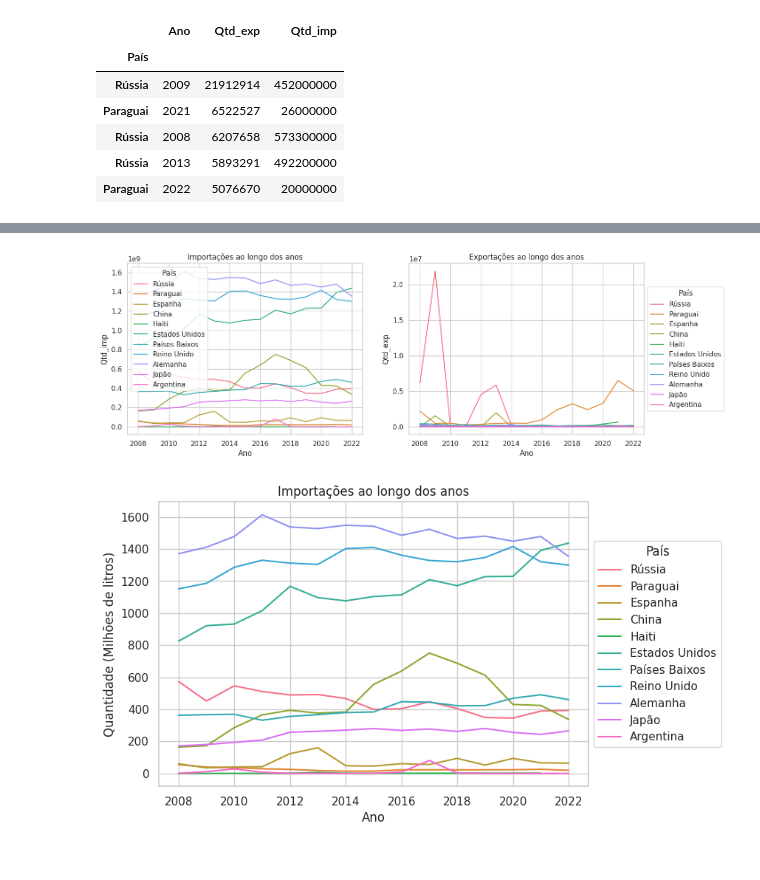
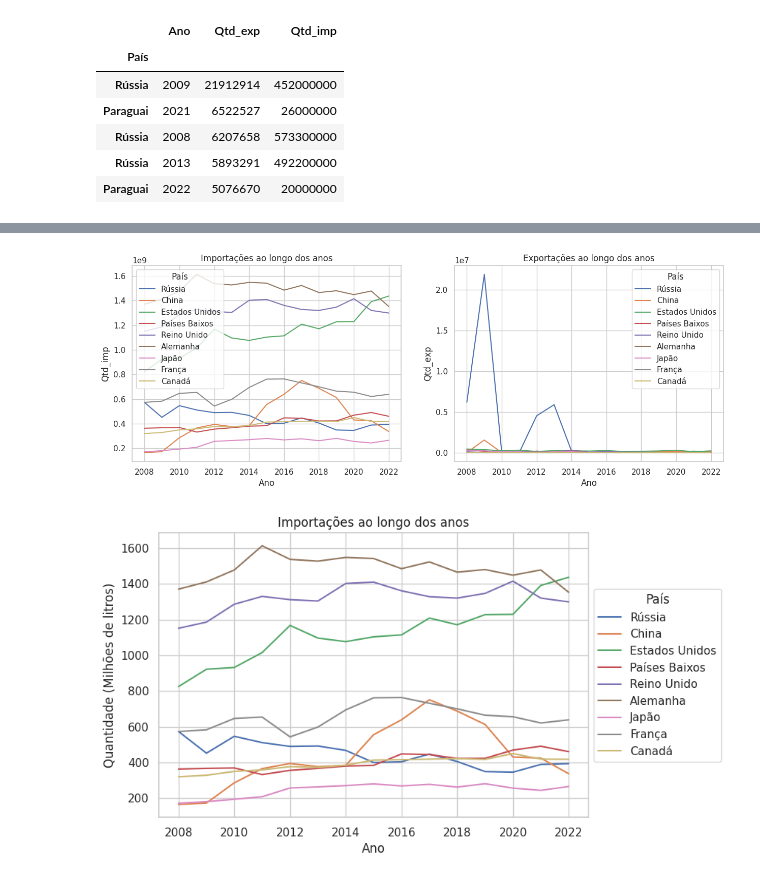
Before and after one commit to VivianeCorreia/Tech-Challenge, a Jupyter notebook: 2_challenge.ipynb, the cells around one changed output, grey strips where cells are left out. Drawn from its saved outputs; the diff is of its cells as text; code cells hidden in the pictures.

```diff
--- a/2_challenge.ipynb
+++ b/2_challenge.ipynb
@@ -1126,0 +1083,4 @@ exp_imp_rel
+# %%
+paises_importacao_trad = [dicionario_traducao.get(pais, pais) for pais in paises_importacao]
+exp_imp_rel = exp_imp[exp_imp.index.isin(paises_importacao_trad)]
+exp_imp_rel
@@ -1127,33 +1102,32 @@ exp_imp_rel
 # %%
 
 
 # Suponha que você já tenha o DataFrame chamado "exp_imp_rel" com os dados.
 
 # Crie uma figura com dois eixos para os gráficos
 fig, axes = plt.subplots(1, 2, figsize=(15, 5))
 
 # Gráfico 1: Qtd_imp ao longo dos anos
 sns.lineplot(data=exp_imp_rel, x='Ano', y='Qtd_imp', hue='País', ax=axes[0])
 axes[0].set_title('Importações ao longo dos anos')
 axes[0].set_xlabel('Ano')
 axes[0].set_ylabel('Qtd_imp')
 
+
 # Gráfico 2: Qtd_exp ao longo dos anos
 sns.lineplot(data=exp_imp_rel, x='Ano', y='Qtd_exp', hue='País', ax=axes[1])
 axes[1].set_title('Exportações ao longo dos anos')
 axes[1].set_xlabel('Ano')
 axes[1].set_ylabel('Qtd_exp')
 
+
 # Ajuste o tamanho da figura
 fig.set_size_inches(15, 5)
 
-# Mova a legenda para o lado do segundo gráfico
-axes[1].legend(title='País', loc='center left', bbox_to_anchor=(1, 0.5))
-
 # Exiba os gráficos
 plt.show()
 # %% [output]
-[figure, old version]
+[figure, new version]
 # %%
 plt.figure(figsize=(7.5, 5))
 sns.lineplot(data=exp_imp_rel, x='Ano', y='Qtd_imp', hue='País')
@@ -1172,7 +1146,7 @@ plt.ylabel('Quantidade (Milhões de litros)')
 plt.legend(title='País', loc='center left', bbox_to_anchor=(1, 0.5))
 plt.show()
 # %% [output]
-[figure, old version]
+[figure, new version]
 # %%
 plt.figure(figsize=(7.5, 5))
 sns.lineplot(data=exp_imp_rel, x='Ano', y='Qtd_exp', hue='País')
```
Also changed, not shown: parts of 9 cells of this notebook.
